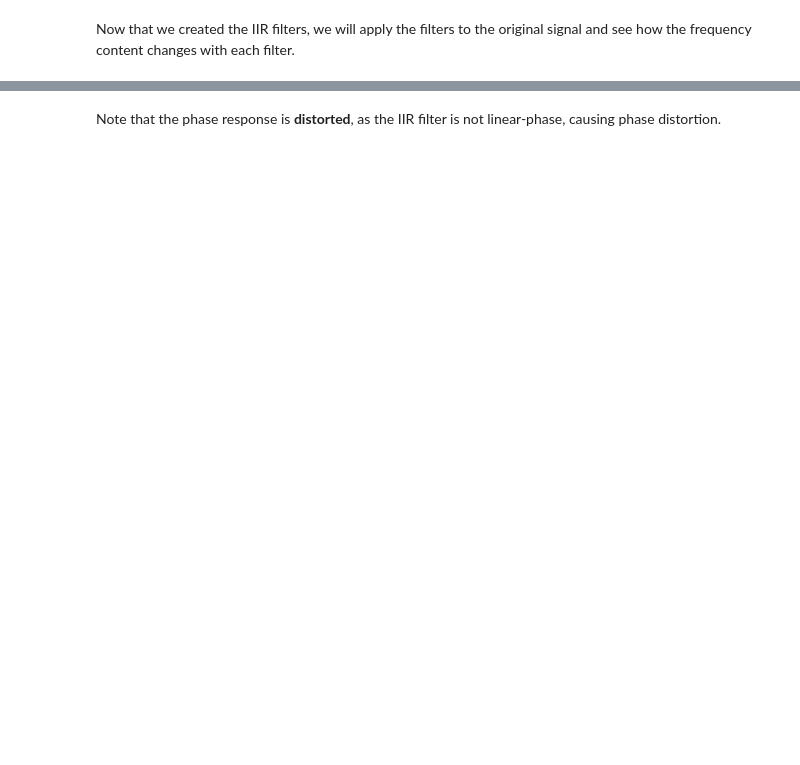
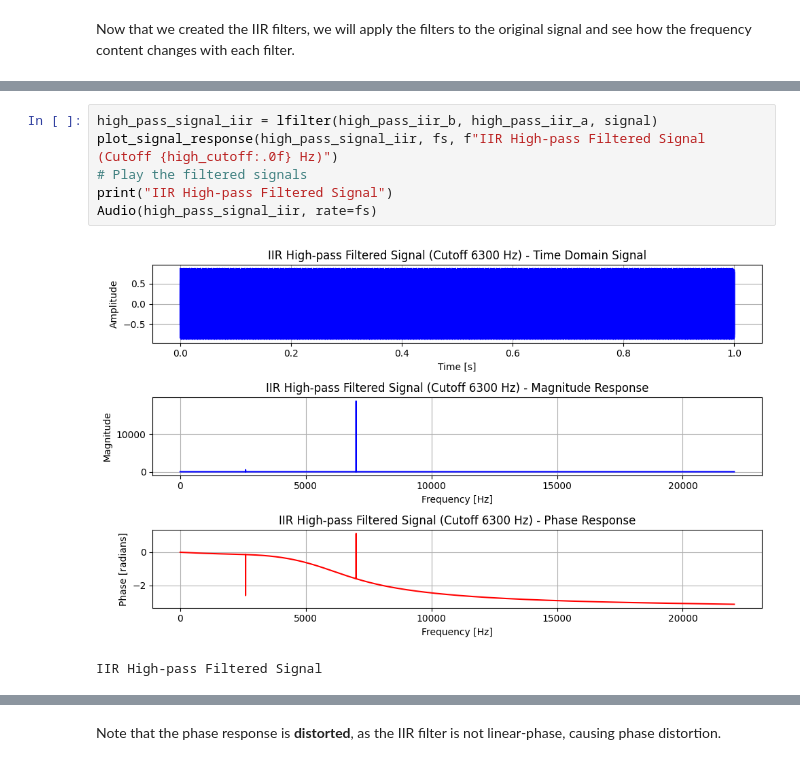
Before and after one commit to AlpSari/time_series_applications, a Jupyter notebook: digital_signal_processing/filtering.ipynb, the cells around one changed output, grey strips where cells are left out. Drawn from its saved outputs; the diff is of its cells as text; blank space fills up the shorter version.

```diff
--- a/digital_signal_processing/filtering.ipynb
+++ b/digital_signal_processing/filtering.ipynb
@@ -286,0 +367,9 @@ Now that we created the IIR filters, we will apply the filters to the original s
+# %%
+high_pass_signal_iir = lfilter(high_pass_iir_b, high_pass_iir_a, signal)
+plot_signal_response(high_pass_signal_iir, fs, f"IIR High-pass Filtered Signal (Cutoff {high_cutoff:.0f} Hz)")
+# Play the filtered signals
+print("IIR High-pass Filtered Signal")
+Audio(high_pass_signal_iir, rate=fs)
+# %% [output]
+[figure, added]
+IIR High-pass Filtered Signal
```
Also changed, not shown: parts of 20 cells of this notebook.
